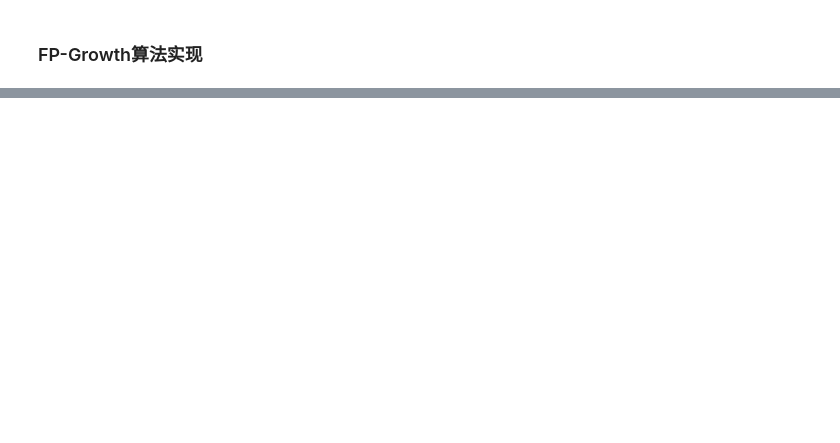
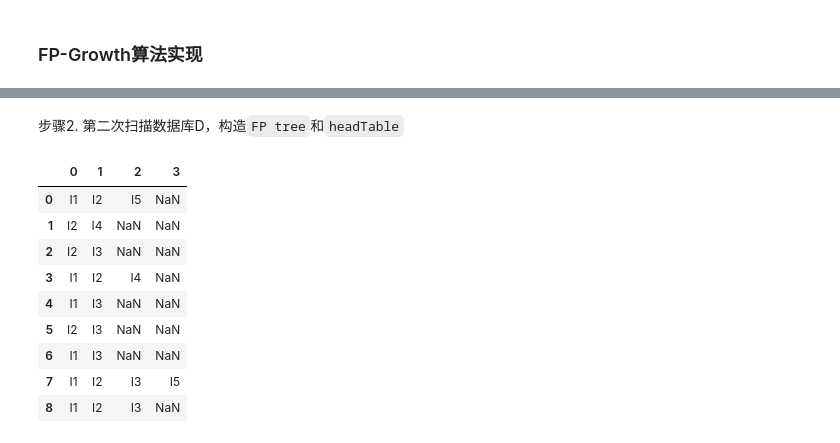
Before and after one commit to 741270651/datascience, a Jupyter notebook: DMCT/DMCT Notes.ipynb, the cells around one changed output, grey strips where cells are left out. Saved outputs shown, nothing was run; the diff lists cells and outputs as text; code cells hidden in the pictures; blank space fills up the shorter version.

```diff
--- a/DMCT/DMCT Notes.ipynb
+++ b/DMCT/DMCT Notes.ipynb
@@ -226,0 +243,15 @@ sort_by_conf(df[df['itemset'] == set(['I1','I2','I5'])])
+# %% [markdown]
+步骤2. 第二次扫描数据库D，构造`FP tree`和`headTable`
+# %%
+data
+# %% [output]
+|  | 0 | 1 | 2 | 3 |
+| 0 | I1 | I2 | I5 | NaN |
+| 1 | I2 | I4 | NaN | NaN |
+| 2 | I2 | I3 | NaN | NaN |
+| 3 | I1 | I2 | I4 | NaN |
+| 4 | I1 | I3 | NaN | NaN |
+| 5 | I2 | I3 | NaN | NaN |
+| 6 | I1 | I3 | NaN | NaN |
+| 7 | I1 | I2 | I3 | I5 |
+| 8 | I1 | I2 | I3 | NaN |
```
Also changed, not shown: parts of 27 cells of this notebook.
